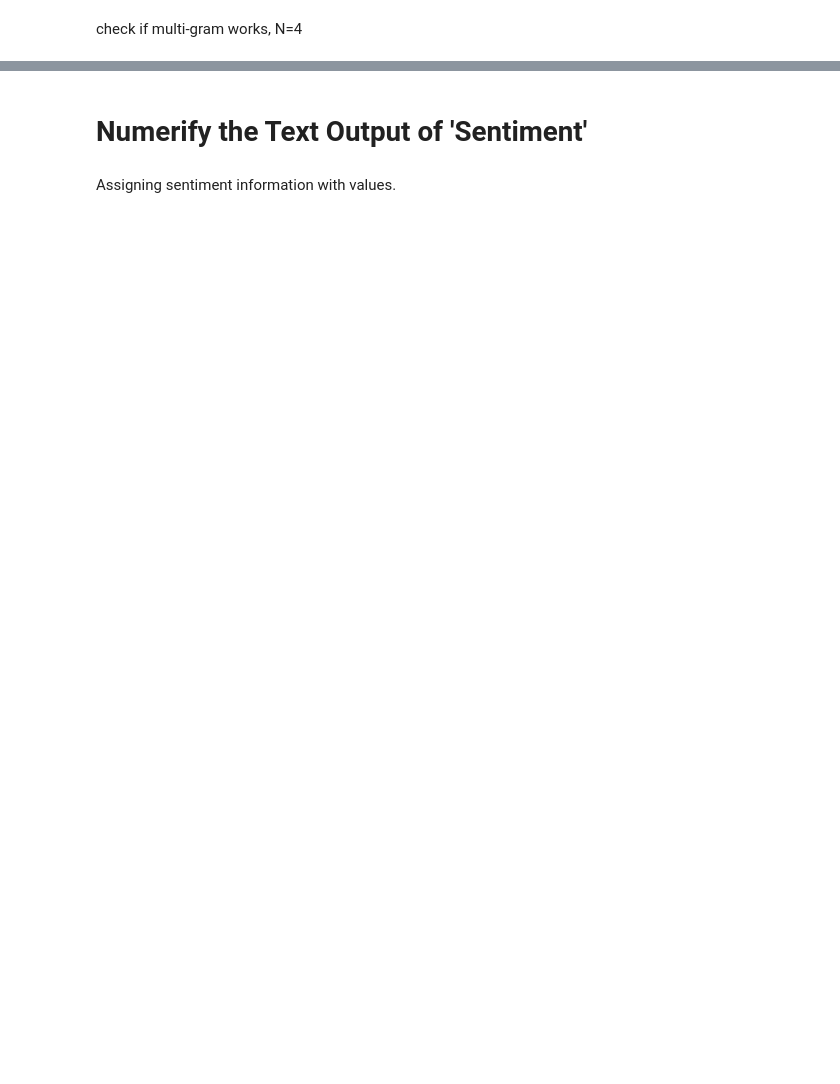
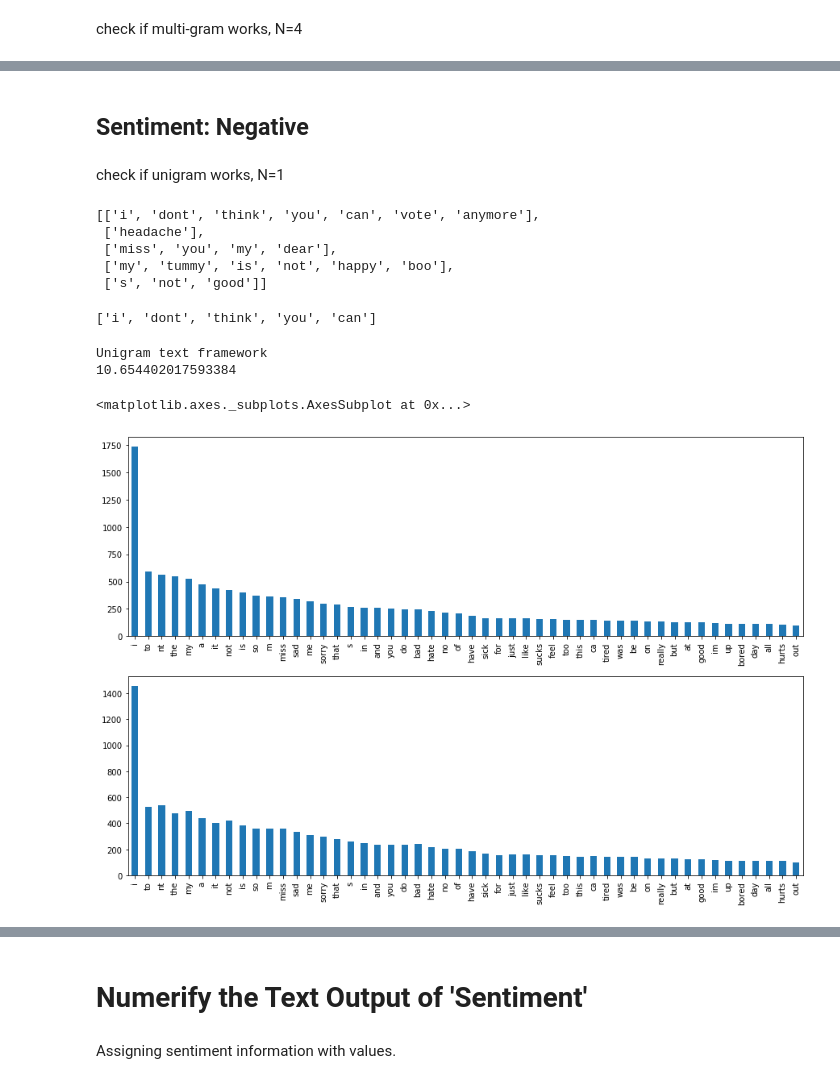
Before and after one commit to Chenghan-Sun/Senti-Extraction, a Jupyter notebook: notebook/EDA.ipynb, the cells around one changed output, grey strips where cells are left out. Saved outputs shown, nothing was run; the diff lists cells and outputs as text; code cells hidden in the pictures; blank space fills up the shorter version.

```diff
--- a/notebook/EDA.ipynb
+++ b/notebook/EDA.ipynb
@@ -425,2 +392,40 @@ you happy star wars            1       1.0
 
 [12986 rows x 2 columns]
+# %% [markdown]
+## Sentiment: Negative
+# %%
+negative_path='../data/Negative/Negative_clean_data.csv'
+split_selected_text,split_selected_word=StaA.filter_out(negative_path)
+# %% [markdown]
+check if unigram works, N=1
+# %%
+split_selected_text[:5]
+# %% [output]
+[['i', 'dont', 'think', 'you', 'can', 'vote', 'anymore'],
+ ['headache'],
+ ['miss', 'you', 'my', 'dear'],
+ ['my', 'tummy', 'is', 'not', 'happy', 'boo'],
+ ['s', 'not', 'good']]
+# %%
+split_selected_word[:5]
+# %% [output]
+['i', 'dont', 'think', 'you', 'can']
+# %%
+# Timing the process of data clean
+start=time.time()
+uni_gram,uni_presence,uni_frequency,uni_number_unique_term,uniuni_gram=StaA.nGram(split_selected_word,split_selected_text,1)
+uni_frequency,uni_presence,uni_rank=StaA.ranking(uni_frequency,uni_presence,uni_gram,'../data/Negative/uni_rank.csv')
+end=time.time()
+print(end-start)
+# %% [output]
+Unigram text framework
+10.654402017593384
+# %%
+# high frequency word
+plt.subplot(2,1,1)
+uni_frequency.head(50).plot.bar(figsize=(15,10))
+plt.subplot(2,1,2)
+uni_presence.head(50).plot.bar(figsize=(15,10))
+# %% [output]
+<matplotlib.axes._subplots.AxesSubplot at 0x...>
+[figure, added]
```
Also changed, not shown: parts of 70 cells of this notebook.
